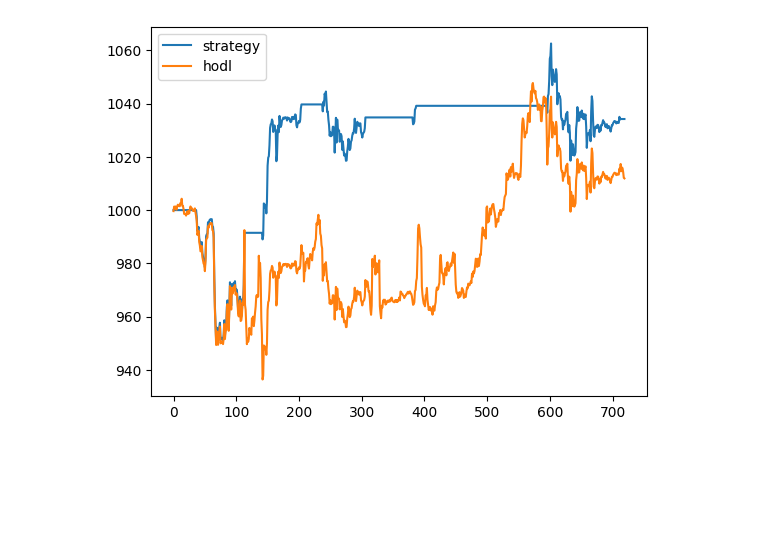
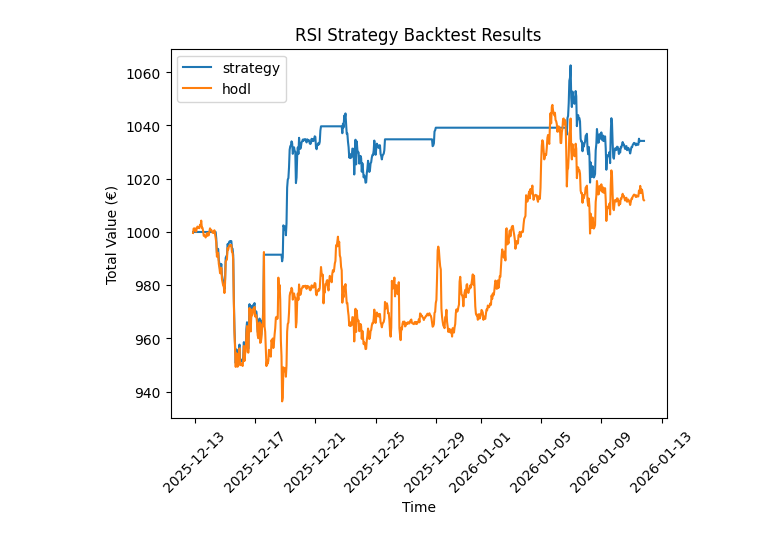
Before and after one commit to ArnoldDijk/dijkies, a Jupyter notebook: doc.ipynb, the cells around one changed output. Saved outputs shown, nothing was run; the diff lists cells and outputs as text; code cells hidden in the pictures; blank space fills up the shorter version.

Commit message:
add plot

```diff
--- a/doc.ipynb
+++ b/doc.ipynb
@@ -104,9 +104,14 @@ results = strategy.backtest(candle_df)
 # %%
 import matplotlib.pyplot as plt
 
-results.total_value_strategy.plot(label = "strategy")
-results.total_value_hodl.plot(label = "hodl")
+
+plt.plot(results.candle_time, results.total_value_strategy, label="strategy")
+plt.plot(results.candle_time, results.total_value_hodl, label="hodl")
+plt.xlabel("Time")
+plt.ylabel("Total Value (€)")
+plt.xticks(rotation=45)
+plt.title("RSI Strategy Backtest Results")
 plt.legend()
 plt.show()
 # %% [output]
-[figure, old version]
+[figure, new version]
```
